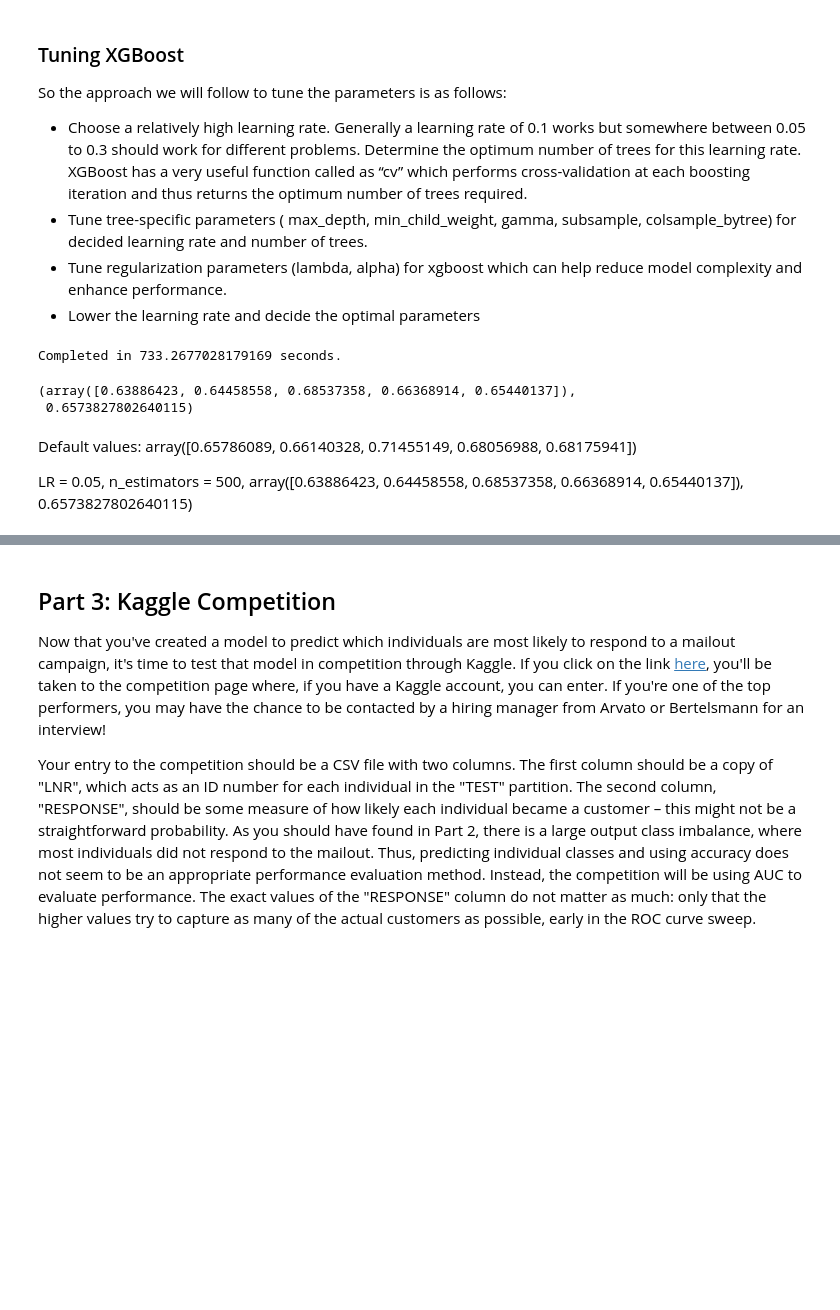
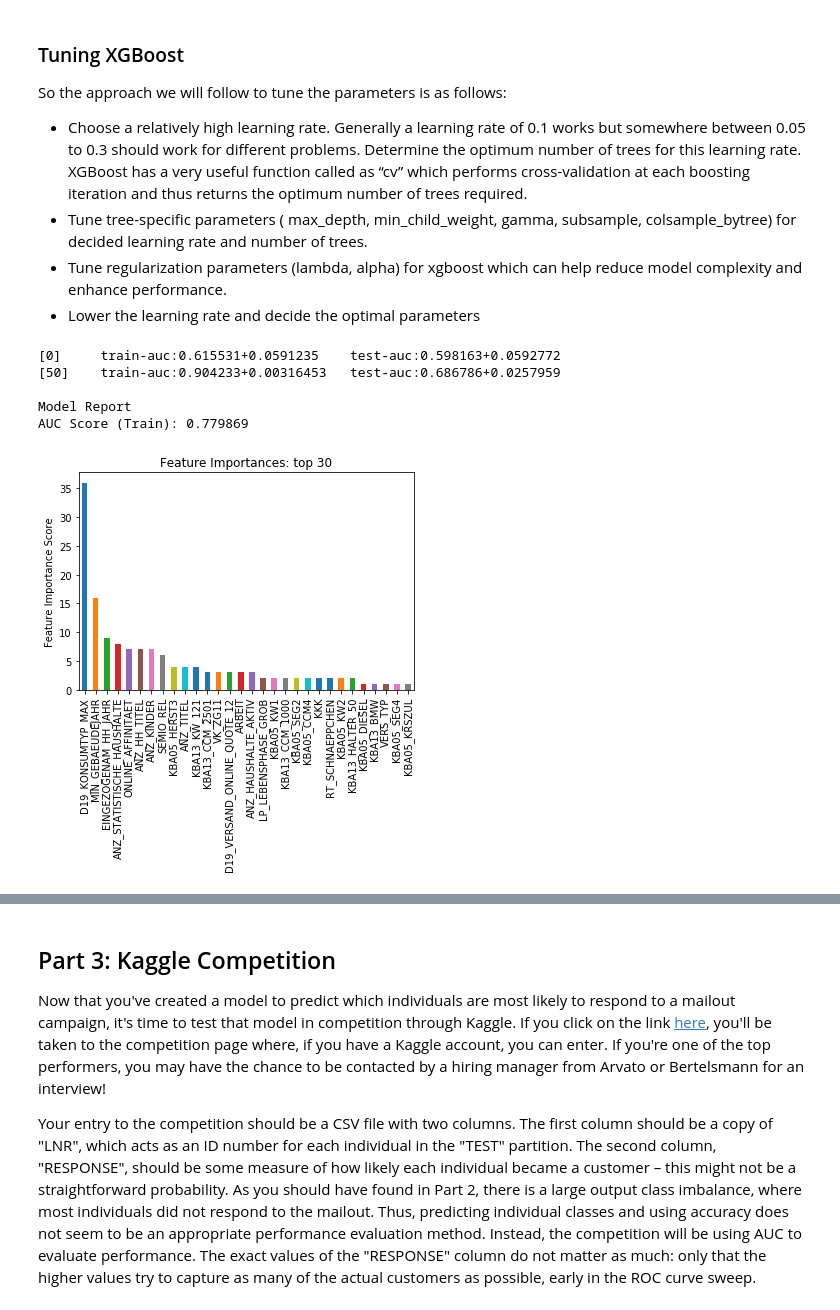
Before and after one commit to santamm/Customer-Segmentation, a Jupyter notebook: Arvato Project Workbook.ipynb, the cells around one changed output, grey strips where cells are left out. Saved outputs shown, nothing was run; the diff lists cells and outputs as text; code cells hidden in the pictures; blank space fills up the shorter version.

Commit message:
XGBoost Parameters Tuning

```diff
--- a/Arvato Project Workbook.ipynb
+++ b/Arvato Project Workbook.ipynb
@@ -1493,7 +1493,7 @@ Done.
 # %%
 # Save/Load in case the kernel dies
 #pd.DataFrame(X, columns=x_columns).to_feather('X_mailout_train.feather')
-X = pd.read_feather('X_mailout_train.feather', nthreads=2)
+#X = pd.read_csv('X_mailout_train.csv', nthreads=2)
 # %%
 X.to_csv('X_mailout_train.csv')
 # %% [markdown]
@@ -1643,6 +1643,8 @@ So the approach we will follow to tune the parameters is as follows:
 import xgboost as xgb
 from sklearn.metrics import accuracy_score, roc_auc_score
 from sklearn.model_selection import GridSearchCV   #Performing grid search
+
+warnings.filterwarnings('default')
 
 def modelfit(alg, dtrain, target, useTrainCV=True, cv_folds=5, early_stopping_rounds=50):
 
@@ -1650,7 +1652,7 @@ def modelfit(alg, dtrain, target, useTrainCV=True, cv_folds=5, early_stopping_ro
         xgb_param = alg.get_xgb_params()
         xgtrain = xgb.DMatrix(dtrain.values, label=target.values)
         cvresult = xgb.cv(xgb_param, xgtrain, num_boost_round=alg.get_params()['n_estimators'], nfold=cv_folds,
-            metrics='auc', early_stopping_rounds=early_stopping_rounds)
+            metrics='auc', early_stopping_rounds=early_stopping_rounds, stratified=True, verbose_eval=10)
         alg.set_params(n_estimators=cvresult.shape[0])
 
     #Fit the algorithm on the data
@@ -1664,6 +1666,7 @@ def modelfit(alg, dtrain, target, useTrainCV=True, cv_folds=5, early_stopping_ro
     print("\nModel Report")
     #print("Accuracy : %.4g" %accuracy_score(target.values, dtrain_predictions))
     print("AUC Score (Train): %f" % roc_auc_score(target, dtrain_predprob))
+    print("CV Result: ", cvresult)
 
     feat_imp = pd.Series(alg.get_booster().get_fscore())[:30].sort_values(ascending=False)
     feat_imp.plot(kind='bar', title='Feature Importances: top 30')
@@ -1671,26 +1674,31 @@ def modelfit(alg, dtrain, target, useTrainCV=True, cv_folds=5, early_stopping_ro
 # %%
 # We start with the following parameters:
 # max_depth = 5 : This should be between 3-10.
 # min_child_weight = 1 : A smaller value is chosen because it is a highly imbalanced class problem and leaf nodes can have smaller size groups.
 # gamma = 0 : A smaller value like 0.1-0.2 can also be chosen for starting. This will anyways be tuned later.
 # subsample, colsample_bytree = 0.8 : This is a commonly used used start value. Typical values range between 0.5-0.9.
 # scale_pos_weight = 1: Because of high class imbalance.
 
 xgb1 = XGBClassifier(
  learning_rate =0.1,
  n_estimators=1000,
  max_depth=5,
  min_child_weight=1,
  gamma=0,
  subsample=0.8,
  colsample_bytree=0.8,
  objective= 'binary:logistic',
- nthread=4,
+ n_jobs=2,
  scale_pos_weight=1,
- seed=27)
+ random_state=27)
 
-start=time()
+
 modelfit(xgb1, X, y)
-end=time()
-print(end-start)
+# %% [output]
+[0]     train-auc:0.615531+0.0591235    test-auc:0.598163+0.0592772
+[50]    train-auc:0.904233+0.00316453   test-auc:0.686786+0.0257959
+
+Model Report
+AUC Score (Train): 0.779869
+[figure, added]
 # %%
@@ -1709,31 +1716,0 @@ gsearch1.grid_scores_, gsearch1.best_params_, gsearch1.best_score_
-# %%
-# Optimizing XGBoost: we use XGBRegressor instead of XGBClassifier because we want to tune gamma
-from xgboost import XGBClassifier, XGBRegressor
-params = {
-    'max_depth':3,
-    'min_child_weight':1,
-    'learning_rate': 0.05,
-    'subsample':1,
-    'colsample_bytree':1,
-    'gamma': 0,
-    'n_estimators': 500,
-    'reg_alpha': 0,
-    'objective' : 'binary:logistic'
-    }
-
-clf = XGBRegressor(**params)
-skf = StratifiedKFold(n_splits=5)
-start=time()
-scores = cross_val_score(clf, X, y, cv=skf, scoring='roc_auc', n_jobs=2)
-end=time()
-print("Completed in {} seconds.".format(end-start))
-scores, scores.mean()
-# %% [output]
-Completed in 733.2677028179169 seconds.
-(array([0.63886423, 0.64458558, 0.68537358, 0.66368914, 0.65440137]),
- 0.6573827802640115)
-# %% [markdown]
-Default values: array([0.65786089, 0.66140328, 0.71455149, 0.68056988, 0.68175941])
-
-LR = 0.05, n_estimators = 500, array([0.63886423, 0.64458558, 0.68537358, 0.66368914, 0.65440137]),
- 0.6573827802640115)
```
Also changed, not shown: parts of 19 cells of this notebook.
